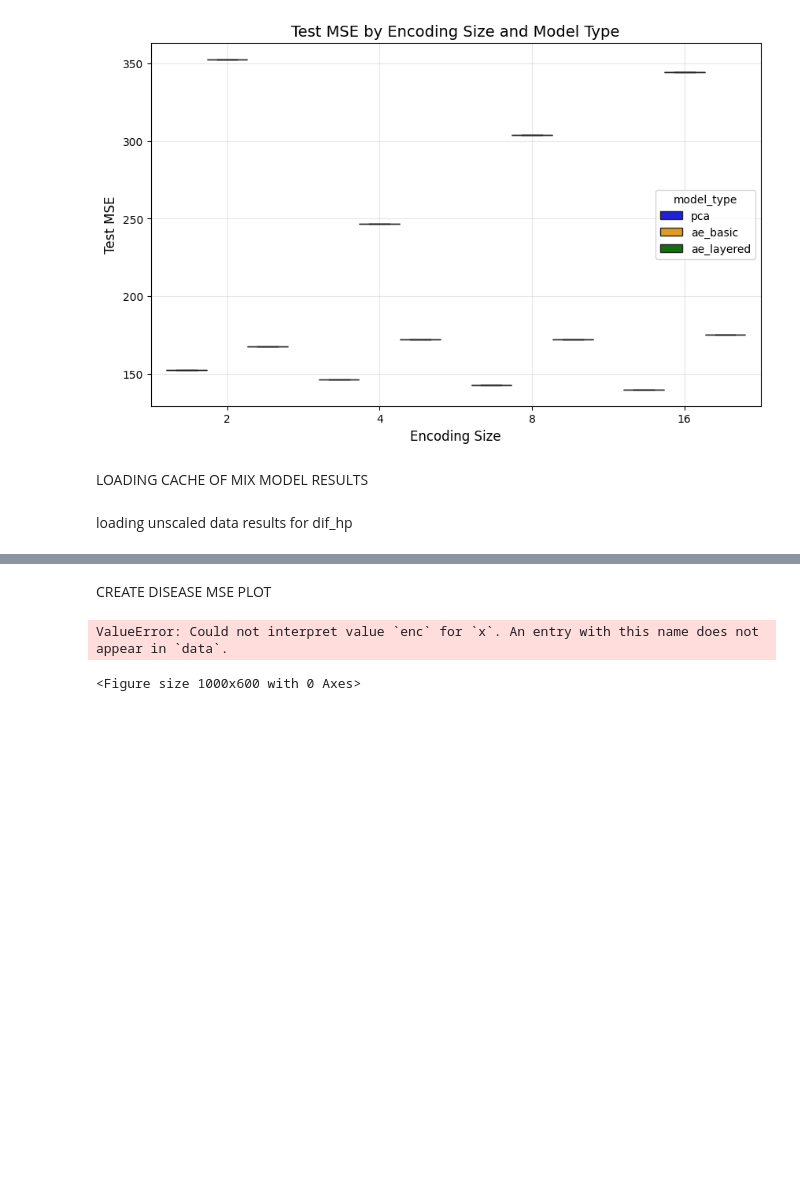
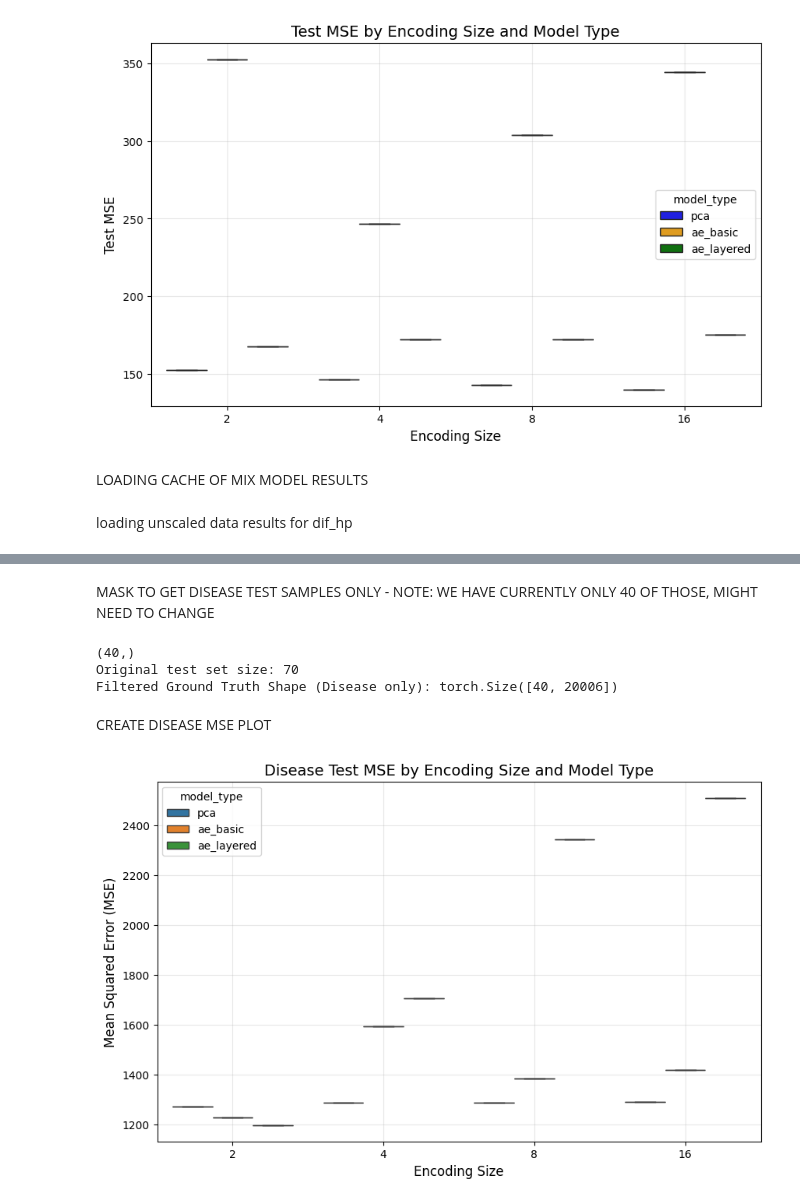
Before and after one commit to shaharod/cancer-signal-decomposition, a Jupyter notebook: presentation_code/generate_plots.ipynb, the cells around one changed output, grey strips where cells are left out. Saved outputs shown, nothing was run; the diff lists cells and outputs as text; code cells hidden in the pictures; blank space fills up the shorter version.

Commit message:
added pure disease

```diff
--- a/presentation_code/generate_plots.ipynb
+++ b/presentation_code/generate_plots.ipynb
@@ -318,59 +353,78 @@ Shape of ground truth tensor: torch.Size([70, 20006])
+# %% [markdown]
+MASK TO GET DISEASE TEST SAMPLES ONLY -
+NOTE: WE HAVE CURRENTLY ONLY 40 OF THOSE, MIGHT NEED TO CHANGE
+# %%
+mask = metadata.index.isin(pure_disease_df.index)
+valid_disease_ids = metadata.index[mask]
+print(valid_disease_ids.shape)
+
+pure_disease_filtered = pure_disease_df.loc[valid_disease_ids]
+metadata_cols = ['theta_value', 'disease_type']
+pure_disease_filtered = pure_disease_filtered.drop(columns=metadata_cols, errors="ignore")
+true_disease = torch.Tensor(pure_disease_filtered.values).float()
+disease_mask_tensor = torch.tensor(mask)
+print(f"Original test set size: {len(metadata)}")
+print(f"Filtered Ground Truth Shape (Disease only): {true_disease.shape}")
+# %% [output]
+(40,)
+Original test set size: 70
+Filtered Ground Truth Shape (Disease only): torch.Size([40, 20006])
 # %% [markdown]
 CREATE DISEASE MSE PLOT
 # %%
 import pandas as pd
 import seaborn as sns
 import matplotlib.pyplot as plt
+import torch
 
-# 1. Extract the data from your loaded cache
 data_records = []
-color_map = {"pca": "blue", "ae_basic": "orange", "ae_layered": "green"}
 
-# Iterate through the nested dictionary: cache[enc_size][model_type]
-for enc_size, models_dict in cache.items():
-    for model_type, results in models_dict.items():
+# Iterate through the dictionary
+for base_name, enc_dict in cache.items():
+    for enc, models_dict in enc_dict.items():
+        for model_label, outputs in models_dict.items():
 
-        # Check if mse is saved in this model's results
-        if "mse" in results:
-            mse_val = results["mse"]
+            if outputs is None:
+                continue
 
-            # If your MSE is a list (e.g. from multiple test folds), add each one
-            if isinstance(mse_val, list):
-                for val in mse_val:
-                    data_records.append({"enc_size": enc_size, "model_type": model_type, "mse": val})
+            # 1. Extract the reconstructed disease tensor (Size 70)
+            recon_d = outputs["disease"]
 
-            # If your MSE is a PyTorch tensor (e.g. tensor(0.015)), convert it to a python float
-            elif hasattr(mse_val, "item"):
-                data_records.append({"enc_size": enc_size, "model_type": model_type, "mse": mse_val.item()})
+            # 2. ✨ Shrink predictions to match ground truth! ✨
+            # Applies the True/False mask to only keep the disease patients
+            recon_d_filtered = recon_d[disease_mask_tensor]
 
-            # If it's just a standard float
-            else:
-                data_records.append({"enc_size": enc_size, "model_type": model_type, "mse": mse_val})
+            # 3. Calculate the MSE
+            mse_loss = torch.nn.functional.mse_loss(recon_d_filtered, true_disease)
 
-# Convert to a DataFrame
+            # 4. Save to our records
+            data_records.append({
+                "base_name": base_name,
+                "enc": enc,
+                "model_type": model_label,
+                "mse": mse_loss.item()
+            })
+
+# Convert to DataFrame
 df = pd.DataFrame(data_records)
 
-# 2. Plotting the Box Plot
+# Plotting
+import seaborn as sns
+import matplotlib.pyplot as plt
+
 plt.figure(figsize=(10, 6))
-
 sns.boxplot(
     data=df,
     x="enc",
     y="mse",
     hue="model_type",
-    palette=color_map
+    # palette=color_map # Uncomment if you have color_map
 )
 
 plt.title("Disease Test MSE by Encoding Size and Model Type", fontsize=14)
 plt.xlabel("Encoding Size", fontsize=12)
 plt.ylabel("Mean Squared Error (MSE)", fontsize=12)
 plt.grid(True, alpha=0.3)
-
-# Optional: Add a legend title
-plt.legend(title="Model Type")
-
 plt.show()
-plt.close()
 # %% [output]
-ValueError: Could not interpret value `enc` for `x`. An entry with this name does not appear in `data`.
-<Figure size 1000x600 with 0 Axes>
+[figure, added]
```
Also changed, not shown: parts of 4 cells of this notebook.
